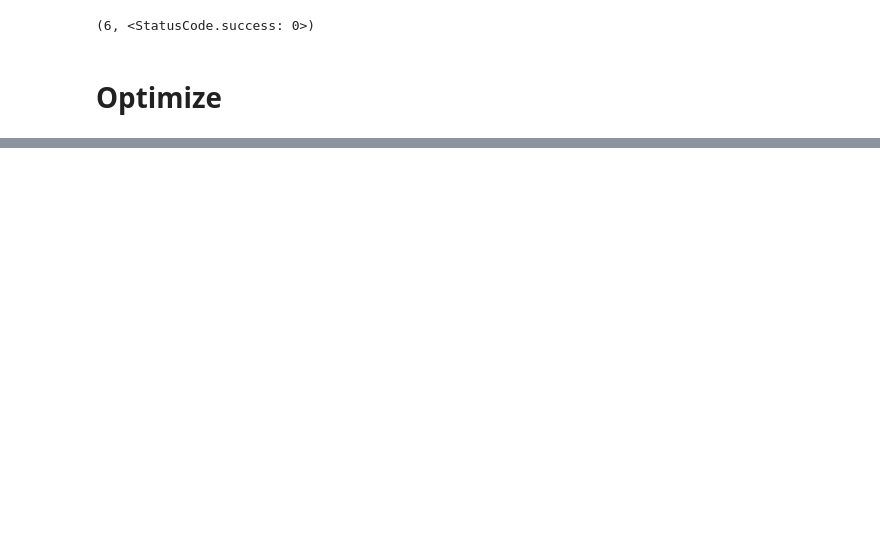
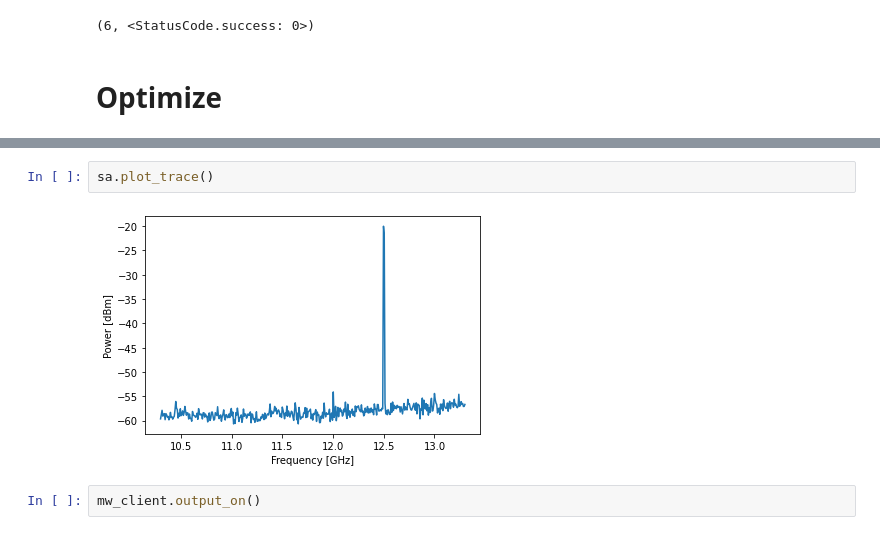
Before and after one commit to lukingroup/pylabnet, a Jupyter notebook: demo/iq-optimizer/IQOptimizer_demo.ipynb, the cells around one changed output, grey strips where cells are left out. Cells and saved outputs as stored; diff of their text form; blank space fills up the shorter version.

```diff
--- a/demo/iq-optimizer/IQOptimizer_demo.ipynb
+++ b/demo/iq-optimizer/IQOptimizer_demo.ipynb
@@ -114,0 +98,6 @@ Carrier power is -58.602 dBm
+# %%
+sa.plot_trace()
+# %% [output]
+[figure, added]
+# %%
+mw_client.output_on()
```
Also changed, not shown: parts of 8 cells of this notebook, 4 other files.
